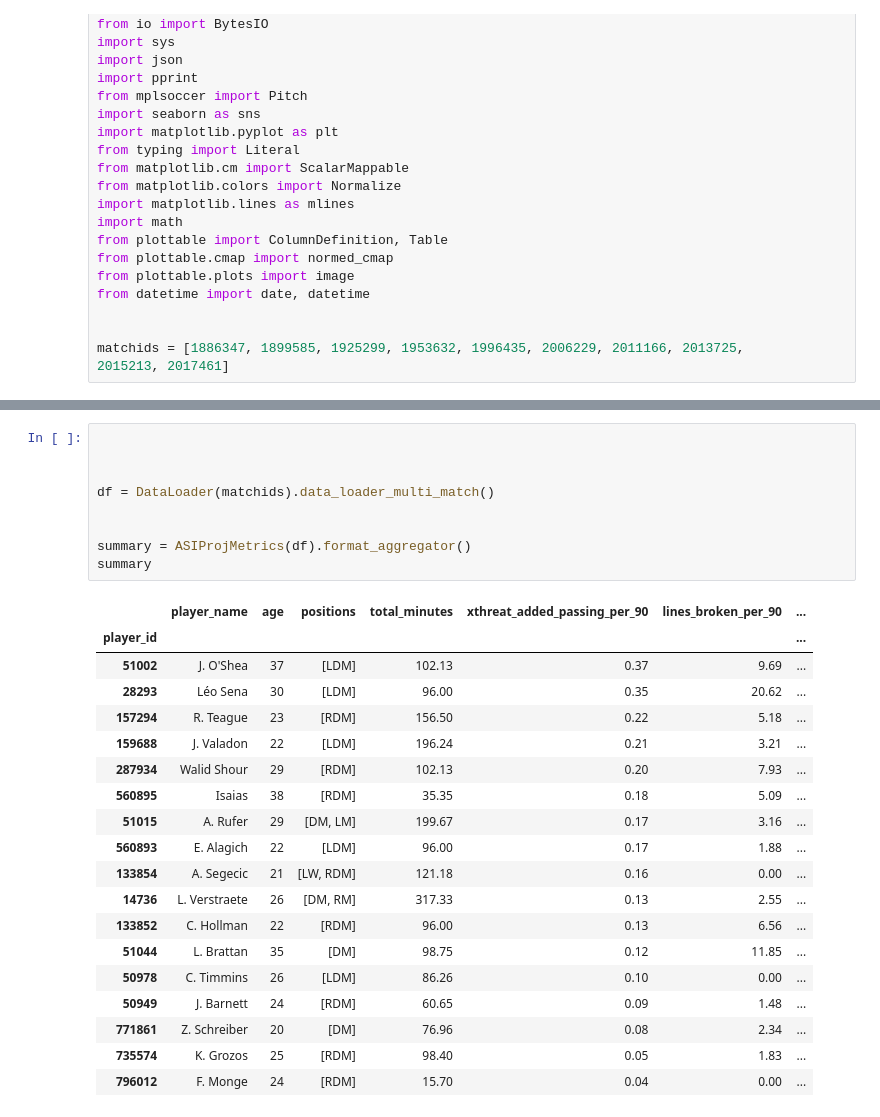
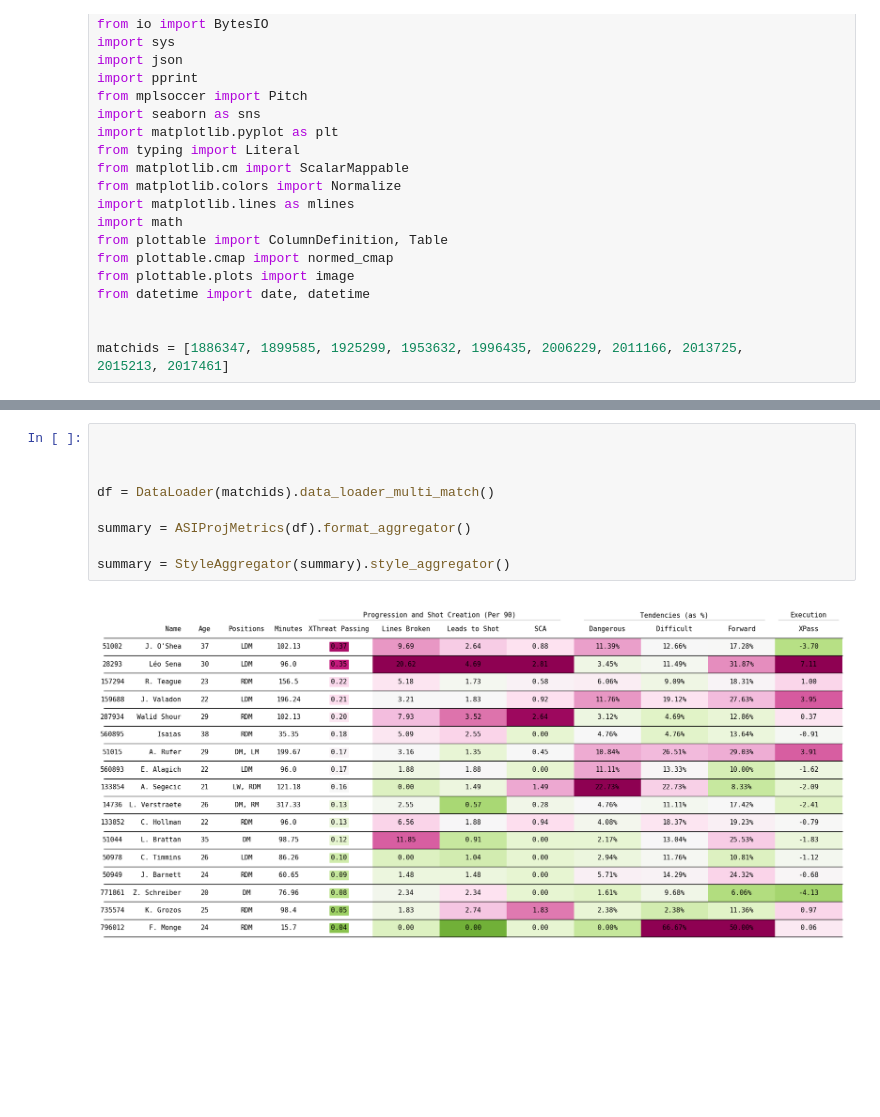
Before and after one commit to nkrackeler30/NextSteps, a Jupyter notebook: Data/ASIProj.ipynb, the cells around one changed output, grey strips where cells are left out. Cells and saved outputs as stored; diff of their text form; blank space fills up the shorter version.

```diff
--- a/Data/ASIProj.ipynb
+++ b/Data/ASIProj.ipynb
@@ -734,29 +892,11 @@ class ASIProjMetrics:
 # %%
 
 
 
 df = DataLoader(matchids).data_loader_multi_match()
 
+summary = ASIProjMetrics(df).format_aggregator()
 
-summary = ASIProjMetrics(df).format_aggregator()
-summary
+summary = StyleAggregator(summary).style_aggregator()
 # %% [output]
-|  | player_name | age | positions | total_minutes | xthreat_added_passing_per_90 | lines_broken_per_90 | ... |
-| player_id |  |  |  |  |  |  | ... |
-| 51002 | J. O'Shea | 37 | [LDM] | 102.13 | 0.37 | 9.69 | ... |
-| 28293 | Léo Sena | 30 | [LDM] | 96.00 | 0.35 | 20.62 | ... |
-| 157294 | R. Teague | 23 | [RDM] | 156.50 | 0.22 | 5.18 | ... |
-| 159688 | J. Valadon | 22 | [LDM] | 196.24 | 0.21 | 3.21 | ... |
-| 287934 | Walid Shour | 29 | [RDM] | 102.13 | 0.20 | 7.93 | ... |
-| 560895 | Isaias | 38 | [RDM] | 35.35 | 0.18 | 5.09 | ... |
-| 51015 | A. Rufer | 29 | [DM, LM] | 199.67 | 0.17 | 3.16 | ... |
-| 560893 | E. Alagich | 22 | [LDM] | 96.00 | 0.17 | 1.88 | ... |
-| 133854 | A. Segecic | 21 | [LW, RDM] | 121.18 | 0.16 | 0.00 | ... |
-| 14736 | L. Verstraete | 26 | [DM, RM] | 317.33 | 0.13 | 2.55 | ... |
-| 133852 | C. Hollman | 22 | [RDM] | 96.00 | 0.13 | 6.56 | ... |
-| 51044 | L. Brattan | 35 | [DM] | 98.75 | 0.12 | 11.85 | ... |
-| 50978 | C. Timmins | 26 | [LDM] | 86.26 | 0.10 | 0.00 | ... |
-| 50949 | J. Barnett | 24 | [RDM] | 60.65 | 0.09 | 1.48 | ... |
-| 771861 | Z. Schreiber | 20 | [DM] | 76.96 | 0.08 | 2.34 | ... |
-| 735574 | K. Grozos | 25 | [RDM] | 98.40 | 0.05 | 1.83 | ... |
-| 796012 | F. Monge | 24 | [RDM] | 15.70 | 0.04 | 0.00 | ... |
+[figure, added]
```
Also changed, not shown: parts of 2 cells of this notebook.
